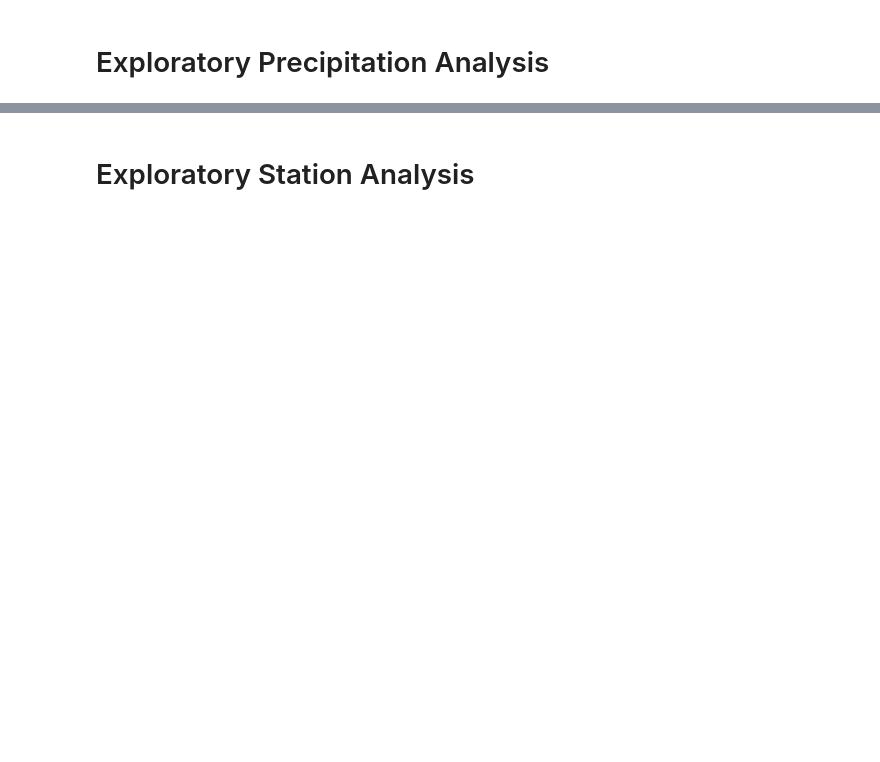
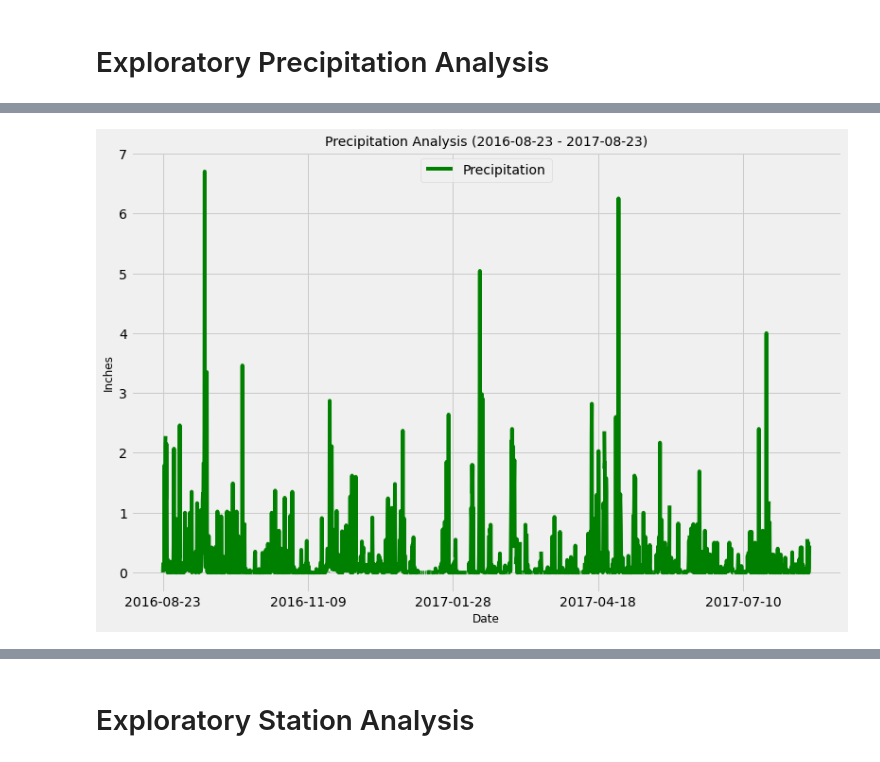
Before and after one commit to dschoen24/Surfs-Up-SQLALCHEMY, a Jupyter notebook: climate_starter.ipynb, the cells around one changed output, grey strips where cells are left out. Drawn from its saved outputs; the diff is of its cells as text; code cells hidden in the pictures; blank space fills up the shorter version.

Commit message:
updating code precipitation analysis complete

```diff
--- a/climate_starter.ipynb
+++ b/climate_starter.ipynb
@@ -38,2 +36,3 @@ Base.classes.keys()
 # %%
 # Create our session (link) from Python to the DB
+session = Session(engine)
@@ -44,17 +81,6 @@ Base.classes.keys()
 # %%
 # Design a query to retrieve the last 12 months of precipitation data and plot the results.
 # Starting from the most recent data point in the database.
-
 # Calculate the date one year from the last date in data set.
-
-
-# Perform a query to retrieve the data and precipitation scores
-
-
-# Save the query results as a Pandas DataFrame and set the index to the date column
-
-
-# Sort the dataframe by date
-
-
-# Use Pandas Plotting with Matplotlib to plot the data
+year_ago = dt.date(2017, 8, 23) - dt.timedelta(days=365)
+year_ago
@@ -60,0 +89,11 @@ Base.classes.keys()
+# %%
+# Perform a query to retrieve the data and precipitation scores
+precip_data = session.query(measurement.date, measurement.prcp).\
+    filter(measurement.date >= year_ago ).\
+order_by(measurement.date).all()
+#print(precip_data)
+# %%
+# Save the query results as a Pandas DataFrame and set the index to the date column
+prcp_df = pd.DataFrame(precip_data, columns=["Date","Precipitation"])
+prcp_df.set_index("Date", inplace=True,)
+prcp_df.head()
@@ -61,2 +126,13 @@ Base.classes.keys()
+# %%
+# Use Pandas Plotting with Matplotlib to plot the data
+prcp_df.plot(figsize=(12,8), color='green')
+plt.legend(loc="upper center")
+plt.title("Precipitation Analysis (2016-08-23 - 2017-08-23)",fontsize =14)
+plt.xlabel("Date",fontsize=12)
+plt.ylabel("Inches",fontsize=12)
+plt.savefig("Images/precip_analysis.png")
+plt.show()
+# %% [output]
+[figure, added]
 # %%
 # Use Pandas to calcualte the summary statistics for the precipitation data
```
Also changed, not shown: parts of 15 cells of this notebook, 1 other file.
